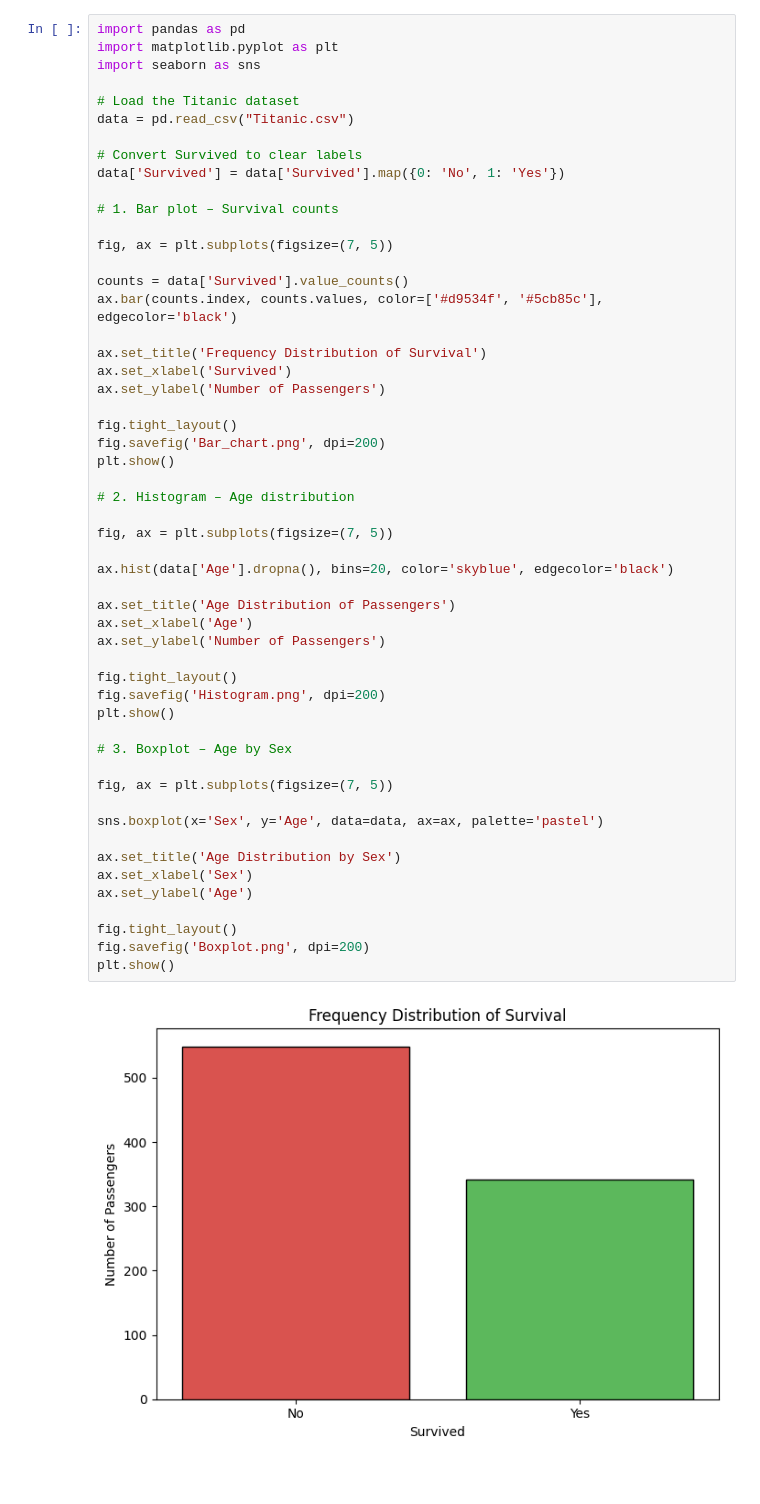
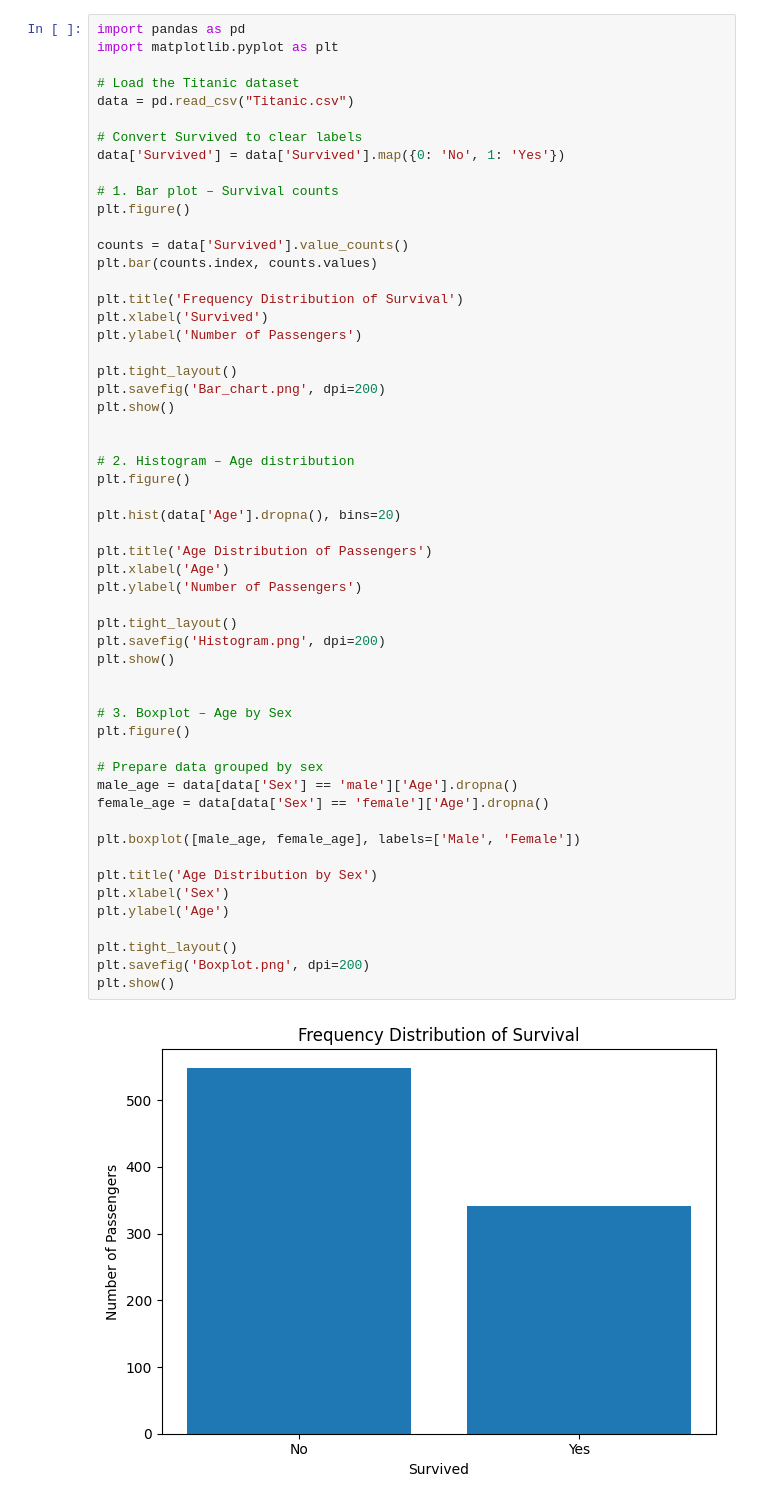
Before and after one commit to konanki451/Week-5-Assignment-Titanic-Analysis, a Jupyter notebook: TitanicAnalysis.ipynb, the cells around one changed output. Saved outputs shown, nothing was run; the diff lists cells and outputs as text; blank space fills up the shorter version.

```diff
--- a/TitanicAnalysis.ipynb
+++ b/TitanicAnalysis.ipynb
@@ -1,55 +1,57 @@
 # %%
 import pandas as pd
 import matplotlib.pyplot as plt
-import seaborn as sns
 
 # Load the Titanic dataset
 data = pd.read_csv("Titanic.csv")
 
 # Convert Survived to clear labels
 data['Survived'] = data['Survived'].map({0: 'No', 1: 'Yes'})
 
 # 1. Bar plot – Survival counts
-
-fig, ax = plt.subplots(figsize=(7, 5))
+plt.figure()
 
 counts = data['Survived'].value_counts()
-ax.bar(counts.index, counts.values, color=['#d9534f', '#5cb85c'], edgecolor='black')
+plt.bar(counts.index, counts.values)
 
-ax.set_title('Frequency Distribution of Survival')
-ax.set_xlabel('Survived')
-ax.set_ylabel('Number of Passengers')
+plt.title('Frequency Distribution of Survival')
+plt.xlabel('Survived')
+plt.ylabel('Number of Passengers')
 
-fig.tight_layout()
-fig.savefig('Bar_chart.png', dpi=200)
+plt.tight_layout()
+plt.savefig('Bar_chart.png', dpi=200)
 plt.show()
 
+
 # 2. Histogram – Age distribution
+plt.figure()
 
-fig, ax = plt.subplots(figsize=(7, 5))
+plt.hist(data['Age'].dropna(), bins=20)
 
-ax.hist(data['Age'].dropna(), bins=20, color='skyblue', edgecolor='black')
+plt.title('Age Distribution of Passengers')
+plt.xlabel('Age')
+plt.ylabel('Number of Passengers')
 
-ax.set_title('Age Distribution of Passengers')
-ax.set_xlabel('Age')
-ax.set_ylabel('Number of Passengers')
-
-fig.tight_layout()
-fig.savefig('Histogram.png', dpi=200)
+plt.tight_layout()
+plt.savefig('Histogram.png', dpi=200)
 plt.show()
 
+
 # 3. Boxplot – Age by Sex
+plt.figure()
 
-fig, ax = plt.subplots(figsize=(7, 5))
+# Prepare data grouped by sex
+male_age = data[data['Sex'] == 'male']['Age'].dropna()
+female_age = data[data['Sex'] == 'female']['Age'].dropna()
 
-sns.boxplot(x='Sex', y='Age', data=data, ax=ax, palette='pastel')
+plt.boxplot([male_age, female_age], labels=['Male', 'Female'])
 
-ax.set_title('Age Distribution by Sex')
-ax.set_xlabel('Sex')
-ax.set_ylabel('Age')
+plt.title('Age Distribution by Sex')
+plt.xlabel('Sex')
+plt.ylabel('Age')
 
-fig.tight_layout()
-fig.savefig('Boxplot.png', dpi=200)
+plt.tight_layout()
+plt.savefig('Boxplot.png', dpi=200)
 plt.show()
 # %% [output]
-[figure, old version]
+[figure, new version]
```
Also changed, not shown: parts of 1 cell of this notebook.
